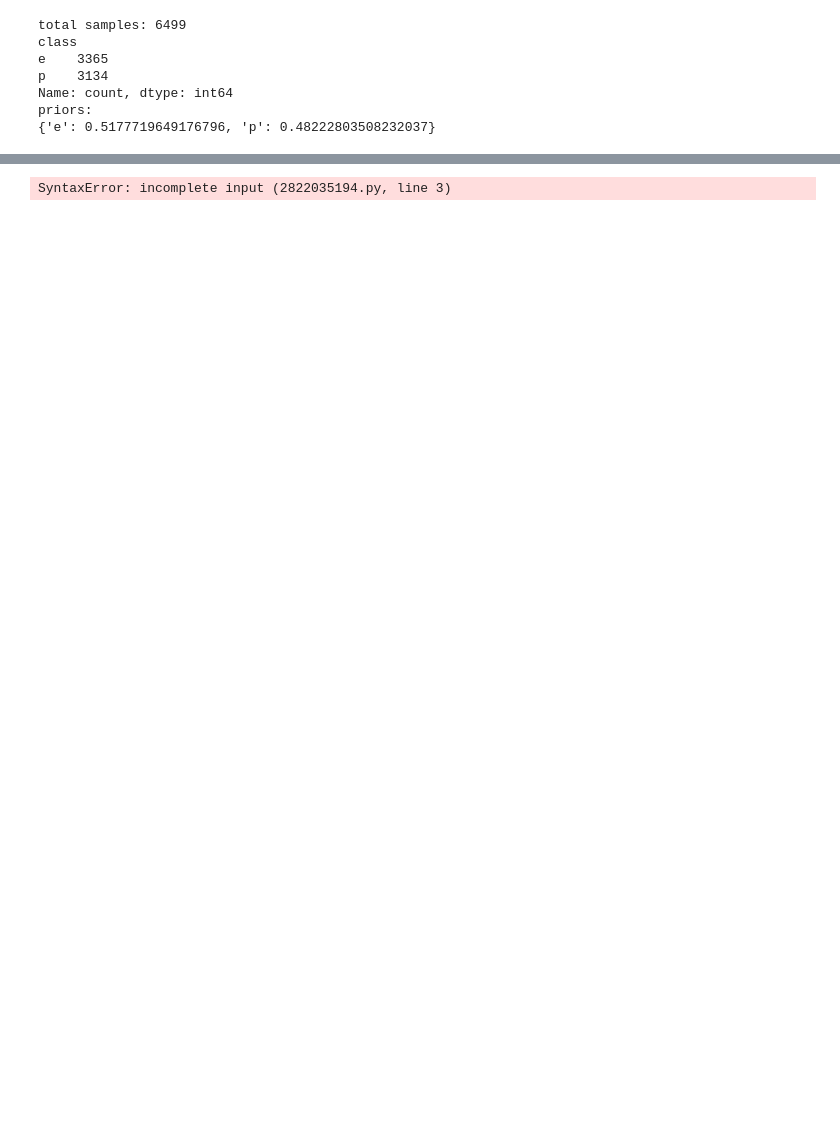
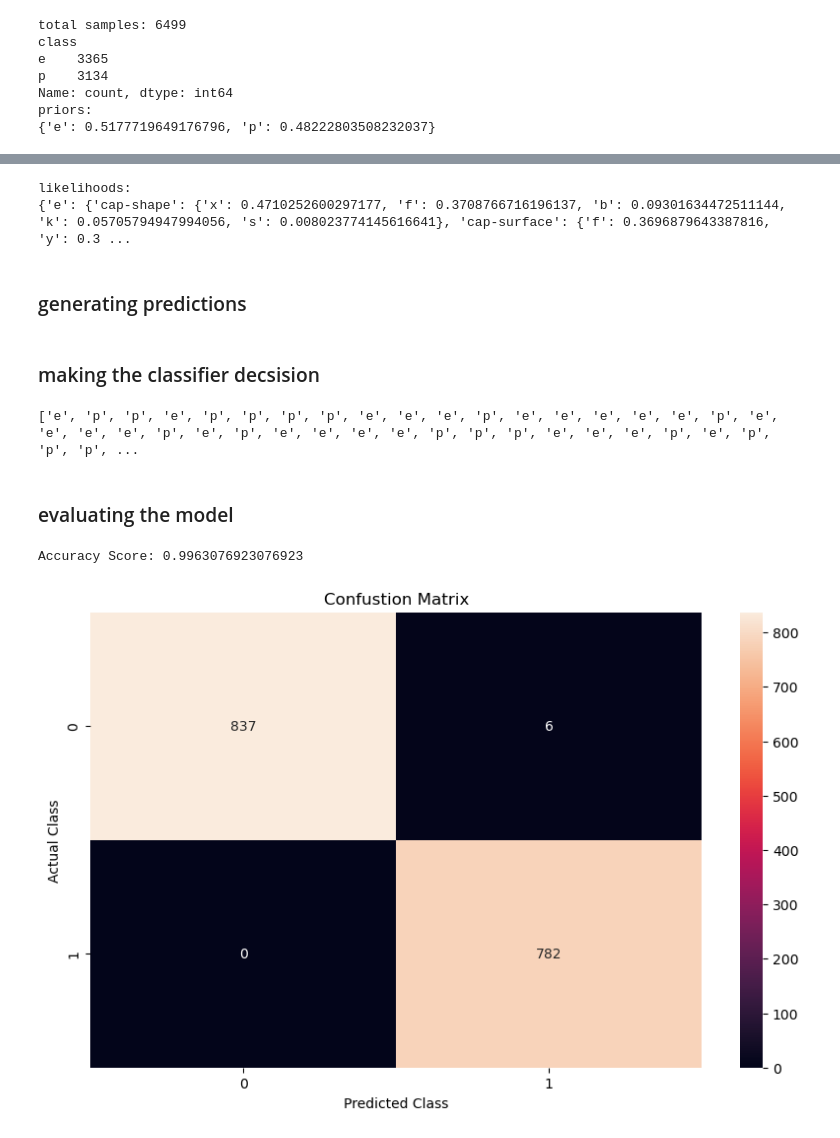
Before and after one commit to ZeyadArafat/Naive_Bayes_Classification, a Jupyter notebook: categorical_NB.ipynb, the cells around one changed output, grey strips where cells are left out. Saved outputs shown, nothing was run; the diff lists cells and outputs as text; code cells hidden in the pictures; blank space fills up the shorter version.

Commit message:
finished the base categorical NB model and evaluated it

```diff
--- a/categorical_NB.ipynb
+++ b/categorical_NB.ipynb
@@ -83,5 +94,53 @@ priors:
 # %%
-likelihoods = {}
-for col in Xtrain.columns:
+likelihoods = {"e": {}, "p": {}}
+class_e = trainning_data[trainning_data["class"] == "e"]
+class_p = trainning_data[trainning_data["class"] == "p"]
+features = np.array(Xtrain.columns)
+for column in features:
+    likelihoods["e"][column] = (class_e[column].value_counts() / len(class_e)).to_dict()
+    likelihoods["p"][column] = (class_p[column].value_counts() / len(class_p)).to_dict()
+print(f"likelihoods:\n{likelihoods}")
 # %% [output]
-SyntaxError: incomplete input (2822035194.py, line 3)
+likelihoods:
+{'e': {'cap-shape': {'x': 0.4710252600297177, 'f': 0.3708766716196137, 'b': 0.09301634472511144, 'k': 0.05705794947994056, 's': 0.008023774145616641}, 'cap-surface': {'f': 0.3696879643387816, 'y': 0.3 ...
+# %% [markdown]
+### generating predictions
+# %%
+classes = np.array(y.unique())
+class_e_prob = []
+class_p_prob = []
+for index, row in Xtest.iterrows():
+    pred_e = priors["e"]
+    pred_p = priors["p"]
+    for col, feature in zip(row, features):
+        pred_e *= likelihoods["e"][feature].get(col, 1e-9)
+        pred_p *= likelihoods["p"][feature].get(col, 1e-9)
+    class_e_prob.append(pred_e)
+    class_p_prob.append(pred_p)
+# %% [markdown]
+### making the classifier decsision
+# %%
+predictions = []
+for prob_e, prob_p in zip(class_e_prob, class_p_prob):
+    if(prob_e > prob_p):
+        predictions.append("e")
+    else:
+        predictions.append("p")
+print(predictions)
+# %% [output]
+['e', 'p', 'p', 'e', 'p', 'p', 'p', 'p', 'e', 'e', 'e', 'p', 'e', 'e', 'e', 'e', 'e', 'p', 'e', 'e', 'e', 'e', 'p', 'e', 'p', 'e', 'e', 'e', 'e', 'p', 'p', 'p', 'e', 'e', 'e', 'p', 'e', 'p', 'p', 'p', ...
+# %% [markdown]
+### evaluating the model
+# %%
+accuracy = accuracy_score(ytest, predictions)
+confusionMatrix = confusion_matrix(ytest, predictions)
+print(f"Accuracy Score: {accuracy}")
+plt.figure(figsize=(10, 6))
+sns.heatmap(confusionMatrix, annot= True, fmt= "d")
+plt.title("Confustion Matrix")
+plt.xlabel("Predicted Class")
+plt.ylabel("Actual Class")
+plt.show()
+# %% [output]
+Accuracy Score: 0.9963076923076923
+[figure, added]
```
Also changed, not shown: parts of 6 cells of this notebook.
